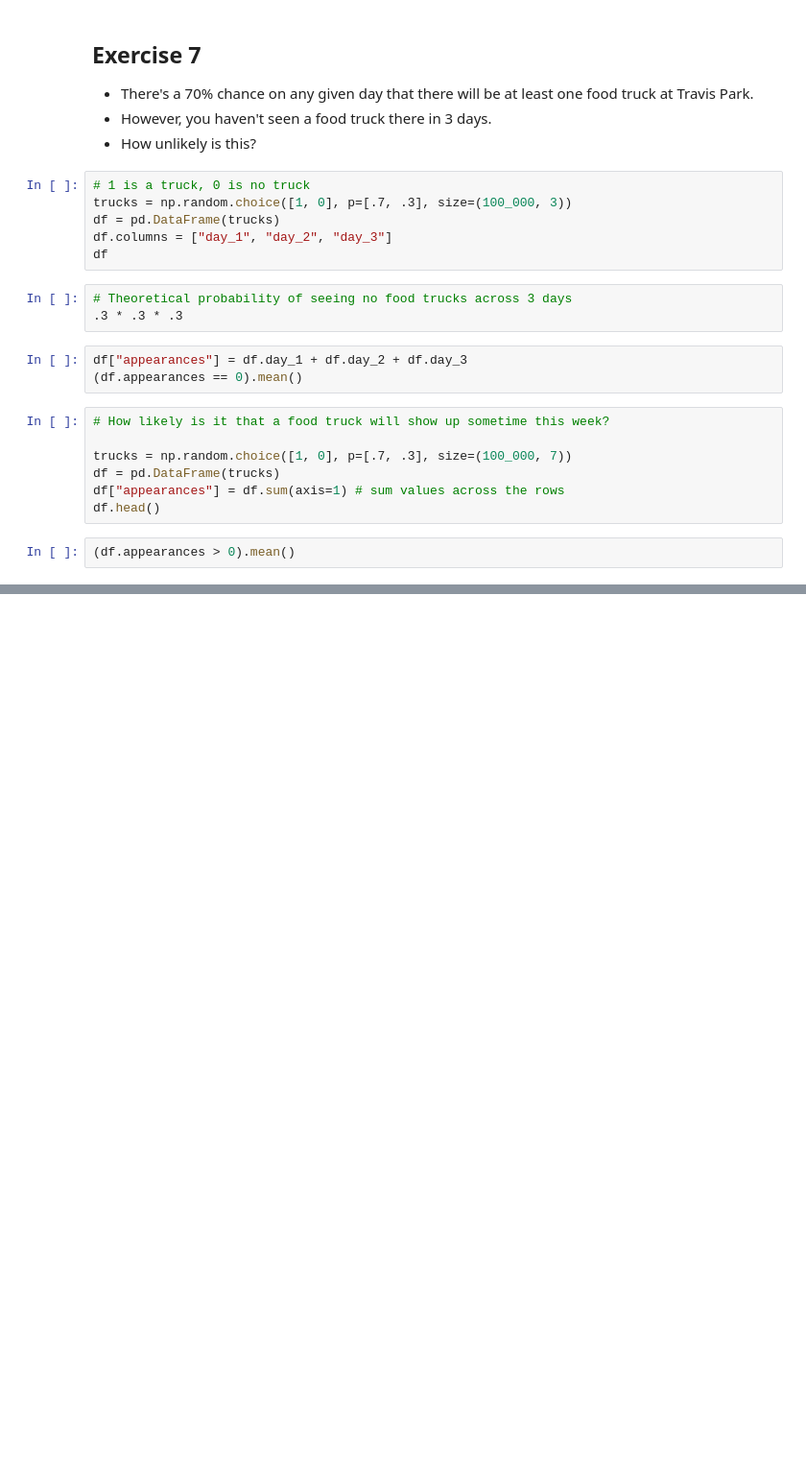
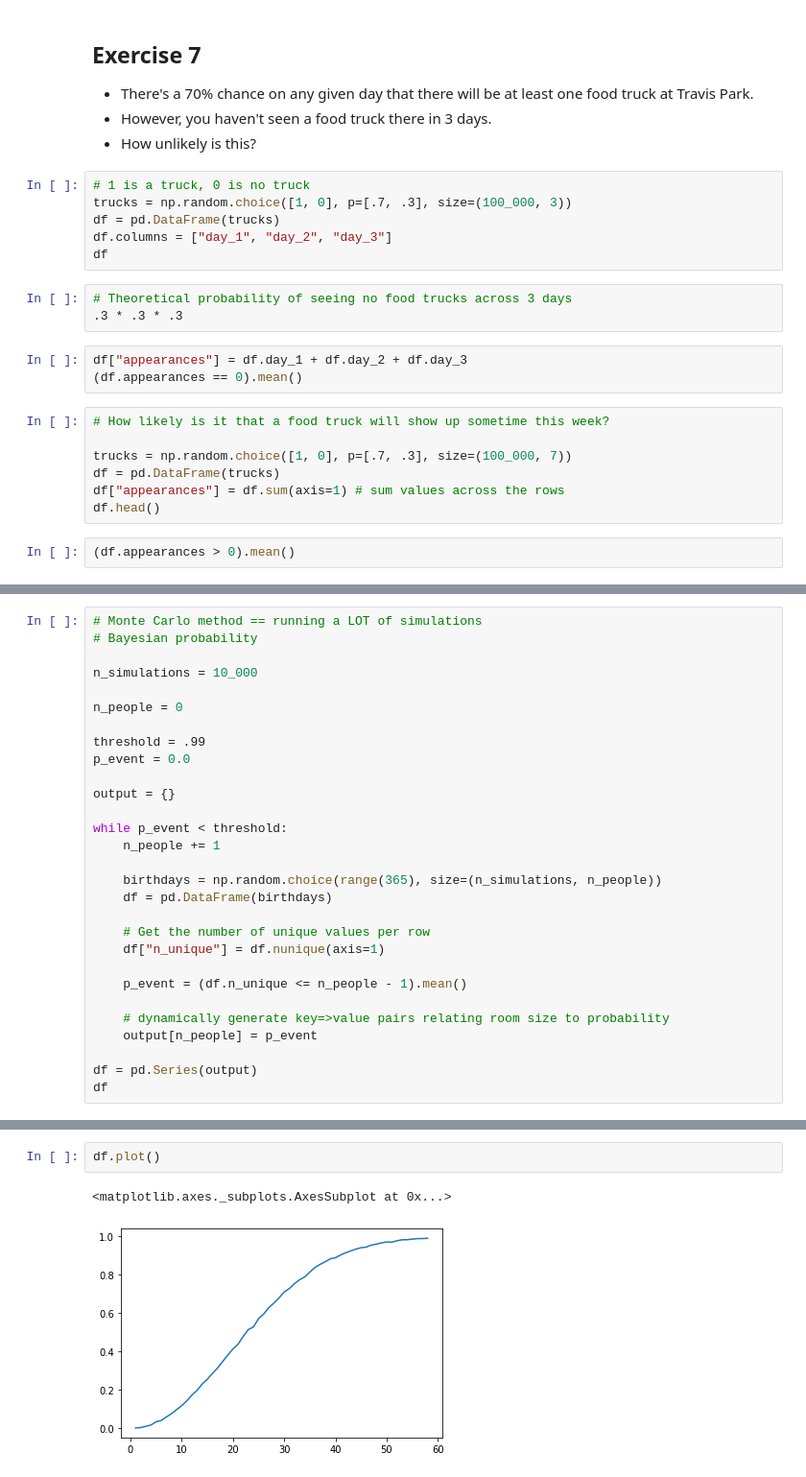
Before and after one commit to CodeupClassroom/curie-statistics-exercises, a Jupyter notebook: simulation_exercises.ipynb, the cells around one changed output, grey strips where cells are left out. Shown: that part at 96% size. Saved outputs shown, nothing was run; the diff lists cells and outputs as text; blank space fills up the shorter version.

```diff
--- a/simulation_exercises.ipynb
+++ b/simulation_exercises.ipynb
@@ -309,0 +414,29 @@ df["n_unique"] = df.nunique(axis=1)
+# %%
+# Monte Carlo method == running a LOT of simulations
+# Bayesian probability
+
+n_simulations = 10_000
+
+n_people = 0
+
+threshold = .99
+p_event = 0.0
+
+output = {}
+
+while p_event < threshold:
+    n_people += 1
+
+    birthdays = np.random.choice(range(365), size=(n_simulations, n_people))
+    df = pd.DataFrame(birthdays)
+
+    # Get the number of unique values per row
+    df["n_unique"] = df.nunique(axis=1)
+
+    p_event = (df.n_unique <= n_people - 1).mean()
+
+    # dynamically generate key=>value pairs relating room size to probability
+    output[n_people] = p_event
+
+df = pd.Series(output)
+df
@@ -309,0 +461,5 @@ df["n_unique"] = df.nunique(axis=1)
+# %%
+df.plot()
+# %% [output]
+<matplotlib.axes._subplots.AxesSubplot at 0x...>
+[figure, added]
```
Also changed, not shown: parts of 22 cells of this notebook.
